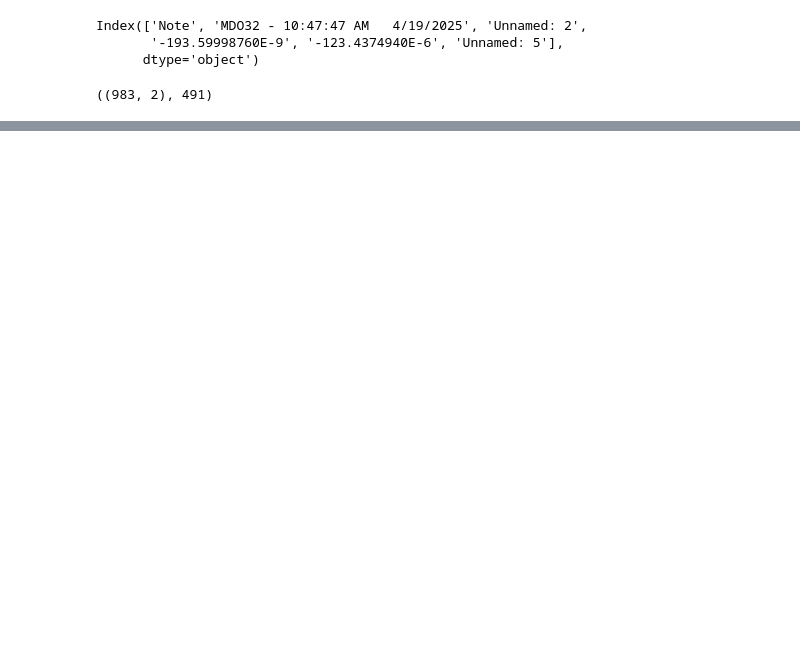
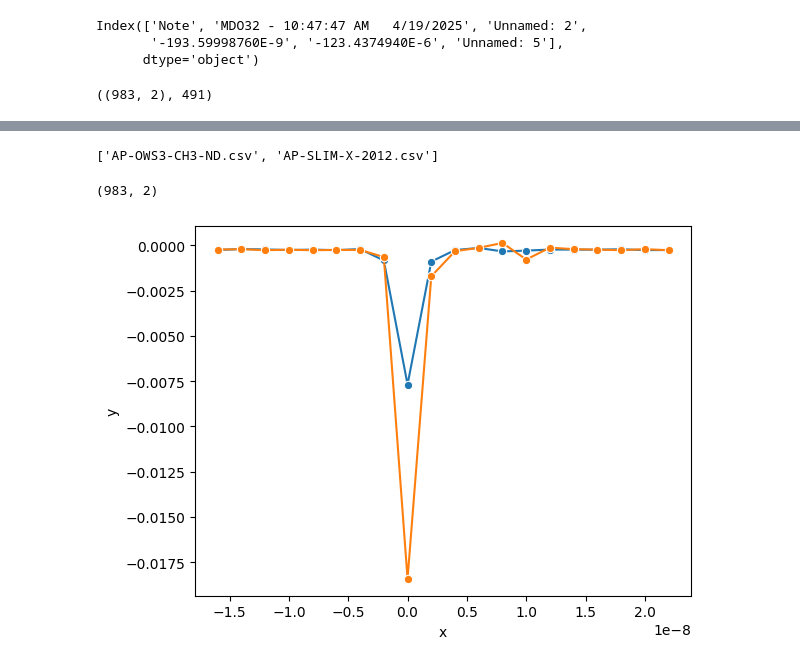
Before and after one commit to JenuC/timetagger-scripts, a Jupyter notebook: Read_tekMDO32_data.ipynb, the cells around one changed output, grey strips where cells are left out. Cells and saved outputs as stored; diff of their text form; code cells hidden in the pictures; blank space fills up the shorter version.

Commit message:
adding plots for two PMTs

```diff
--- a/Read_tekMDO32_data.ipynb
+++ b/Read_tekMDO32_data.ipynb
@@ -23,0 +32,23 @@ sns.lineplot(x='x',y='y',data=df.iloc[400:600])
+# %%
+glob.glob('*.csv')
+# %% [output]
+['AP-OWS3-CH3-ND.csv', 'AP-SLIM-X-2012.csv']
+# %%
+def fetch_df(fn):
+    df = pd.read_csv(fn,skiprows=16)
+    df.columns
+    df.columns = ['Note', 'MDO32 - 10:30:58 AM   4/19/2025', 'Unnamed: 2',
+        'x', 'y', 'Unnamed: 5']
+    return df[['x','y']]
+# %%
+df.shape
+# %% [output]
+(983, 2)
+# %%
+midx = 500-15
+rangex=10
+for fn in glob.glob('*.csv'):
+    df = fetch_df(fn)
+    sns.lineplot(x='x',y='y',data=df.iloc[midx-rangex:midx+rangex],marker='o')
+# %% [output]
+[figure, added]
```
Also changed, not shown: parts of 4 cells of this notebook.
